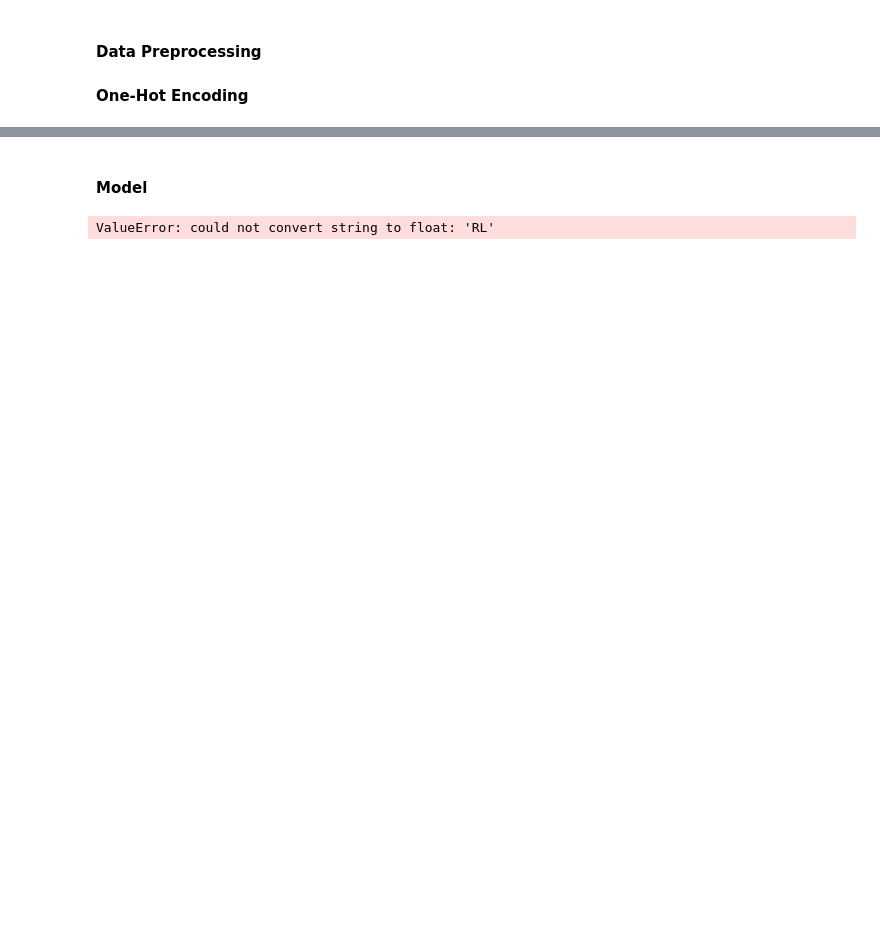
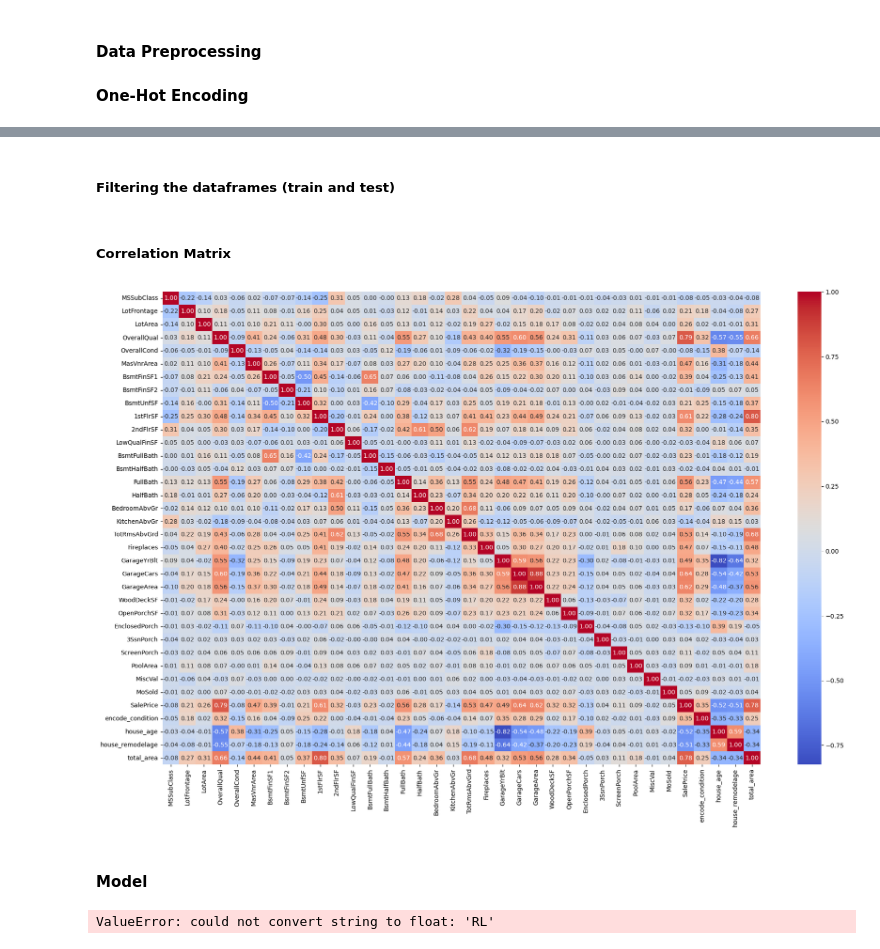
Before and after one commit to felipedds/kaggle, a Jupyter notebook: house-prices-advanced-regression-techniques/main.ipynb, the cells around one changed output, grey strips where cells are left out. Cells and saved outputs as stored; diff of their text form; code cells hidden in the pictures; blank space fills up the shorter version.

```diff
--- a/house-prices-advanced-regression-techniques/main.ipynb
+++ b/house-prices-advanced-regression-techniques/main.ipynb
@@ -39,11 +39,3 @@ df_train = pd.read_csv("/home/felipe/Documents/tier0/kaggle/house-prices-advance
 df_test = pd.read_csv("/home/felipe/Documents/tier0/kaggle/house-prices-advanced-regression-techniques/test.csv")
 # %% [markdown]
 ### Data Cleaning
-# %%
-df_train = df_train.convert_dtypes()
-df_test = df_test.convert_dtypes()
-
-df_train = df_train.drop(['Id'], axis=1)
-df_test = df_test.drop(['Id'], axis=1)
-
-print(df_train.tail(), df_test.tail())
@@ -173,0 +216,11 @@ ValueError: Invalid fill method. Expecting pad (ffill) or backfill (bfill). Got
+# %%
+df_train["house_age"] = df_train["YrSold"] - df_train["YearBuilt"]
+df_test["house_age"] = df_test["YrSold"] - df_test["YearBuilt"]
+
+df_train["house_remodelage"] = df_train["YrSold"] - df_train["YearRemodAdd"]
+df_test["house_remodelage"] = df_test["YrSold"] - df_test["YearRemodAdd"]
+
+df_train["total_area"] = df_train["GrLivArea"] + df_train["TotalBsmtSF"]
+df_test["total_area"] = df_test["GrLivArea"] + df_test["TotalBsmtSF"]
+
+df_test.tail()
@@ -174,3 +235,16 @@ ValueError: Invalid fill method. Expecting pad (ffill) or backfill (bfill). Got
+# %% [markdown]
+##### Filtering the dataframes (train and test)
+# %%
+df_train = df_train.drop(columns=["Id", "YrSold", "YearBuilt", "YearRemodAdd", "GrLivArea", "TotalBsmtSF"])
+df_test = df_test.drop(columns=["Id", "YrSold", "YearBuilt", "YearRemodAdd", "GrLivArea", "TotalBsmtSF"])
+# %% [markdown]
+##### Correlation Matrix
+# %%
+plt.figure(figsize=(22, 14))
+sns.heatmap(df_train.corr(), annot=True, cmap="coolwarm", fmt=".2f")
+plt.show()
+# %% [output]
+[figure, added]
 # %% [markdown]
 #### Model
 # %%
```
Also changed, not shown: parts of 16 cells of this notebook, 1 other file.
